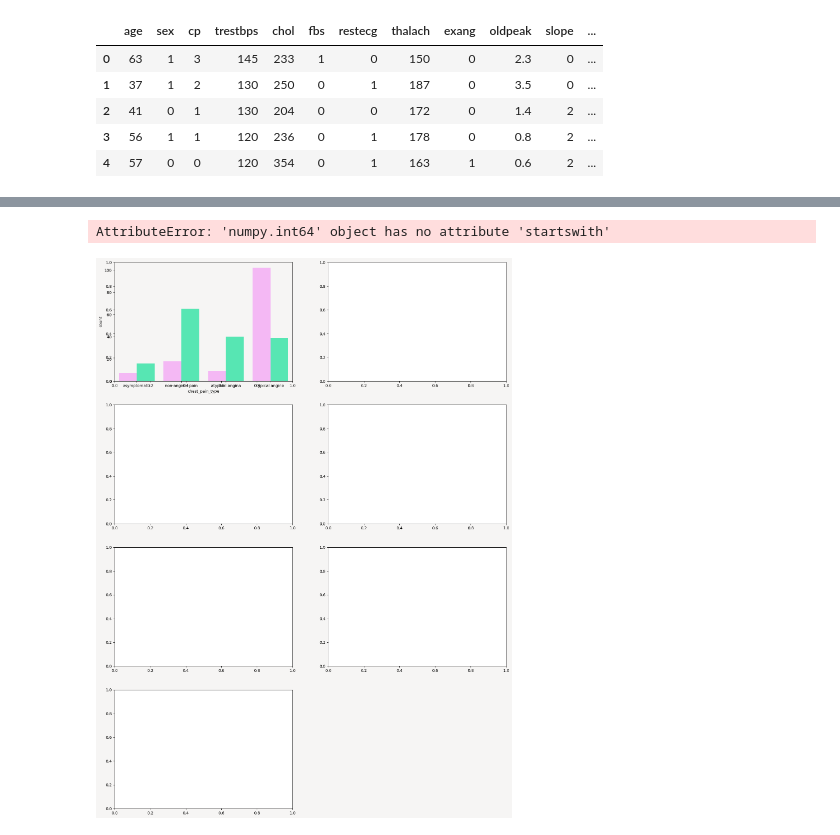
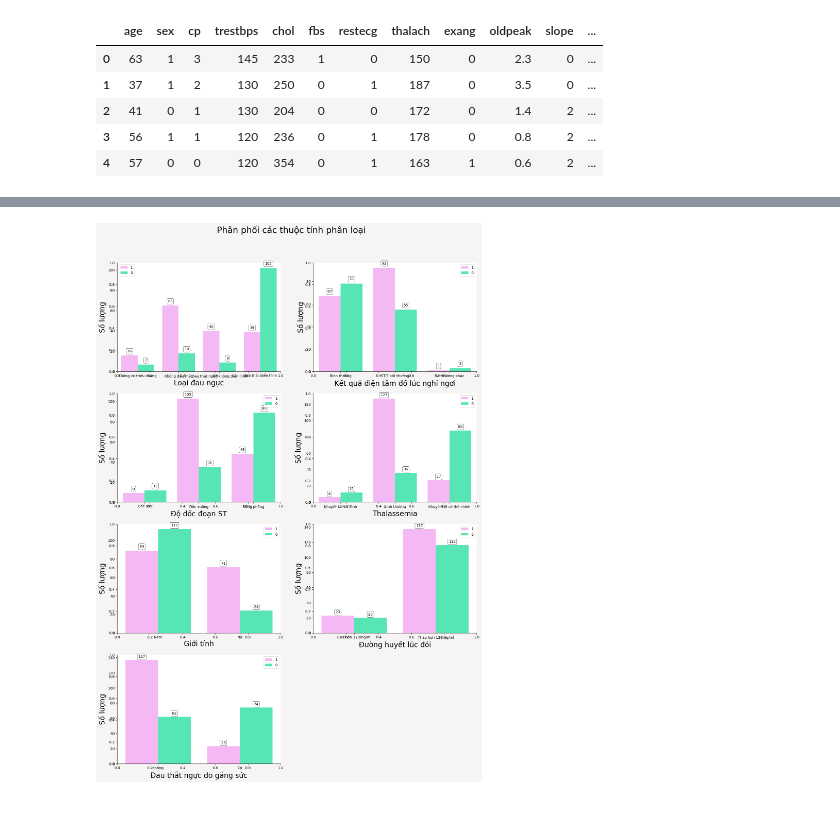
Before and after one commit to DoTienOanh/AI, a Jupyter notebook: AI.ipynb, the cells around one changed output, grey strips where cells are left out. Drawn from its saved outputs; the diff is of its cells as text; code cells hidden in the pictures.

```diff
--- a/AI.ipynb
+++ b/AI.ipynb
@@ -171,3 +175,9 @@ data[num_feats].describe().T
+# %%
+import seaborn as sns
+import matplotlib.pyplot as plt
+
+# Giả sử data là DataFrame của bạn
+data['target'] = data['target'].astype(str)
 # %%
 L = len(num_feats)
 ncol= 2
@@ -183,11 +193,11 @@ for col in num_feats:
 
     ax = sns.kdeplot(data=data, x=col, hue="target", multiple="stack", palette=mypal[1::4])
     ax.set_xlabel(col, fontsize=20)
-    ax.set_ylabel("density", fontsize=20)
+    ax.set_ylabel("Mật độ", fontsize=20)
     sns.despine(right=True)
     sns.despine(offset=0, trim=False)
 
-    if col == 'num_major_vessels':
+    if col == 'Số mạch máu chính bị hẹp':
         sns.countplot(data=data, x=col, hue="target", palette=mypal[1::4])
         for p in ax.patches:
                 height = p.get_height()
@@ -195,5 +205,5 @@ for col in num_feats:
                       bbox=dict(facecolor='none', edgecolor='black', boxstyle='round', linewidth=0.5))
 
     i = i +1
-plt.suptitle('Distribution of Numerical Features' ,fontsize = 24);
+plt.suptitle('Phân phối các thuộc tính số' ,fontsize = 24);
 # %% [output]
@@ -210,12 +219,12 @@ plt.suptitle('Pairplot: Numerical Features ' ,fontsize = 24);
 # %%
-fig, ax = plt.subplots(1,4, figsize=(20, 4))
-sns.regplot(data=data[data['target'] ==1], x='age', y='cholesterol', ax = ax[0], color=mypal[0], label='1')
-sns.regplot(data=data[data['target'] ==0], x='age', y='cholesterol', ax = ax[0], color=mypal[5], label='0')
-sns.regplot(data=data[data['target'] ==1], x='age', y='max_heart_rate_achieved', ax = ax[1], color=mypal[0], label='1')
-sns.regplot(data=data[data['target'] ==0], x='age', y='max_heart_rate_achieved', ax = ax[1], color=mypal[5], label='0')
-sns.regplot(data=data[data['target'] ==1], x='age', y='resting_blood_pressure', ax = ax[2], color=mypal[0], label='1')
-sns.regplot(data=data[data['target'] ==0], x='age', y='resting_blood_pressure', ax = ax[2], color=mypal[5], label='0')
-sns.regplot(data=data[data['target'] ==1], x='age', y='st_depression', ax = ax[3], color=mypal[0], label='1')
-sns.regplot(data=data[data['target'] ==0], x='age', y='st_depression', ax = ax[3], color=mypal[5], label='0')
-plt.suptitle('Reg plots of selected features')
-plt.legend();
+# fig, ax = plt.subplots(1,4, figsize=(22, 4))
+# sns.regplot(data=data[data['target'] ==1], x='Tuổi', y='Cholesterol trong máu', ax = ax[0], color=mypal[0], label='1')
+# sns.regplot(data=data[data['target'] ==0], x='Tuổi', y='Cholesterol trong máu', ax = ax[0], color=mypal[5], label='0')
+# sns.regplot(data=data[data['target'] ==1], x='Tuổi', y='Nhịp tim tối đa khi gắng sức', ax = ax[1], color=mypal[0], label='1')
+# sns.regplot(data=data[data['target'] ==0], x='Tuổi', y='Nhịp tim tối đa khi gắng sức', ax = ax[1], color=mypal[5], label='0')
+# sns.regplot(data=data[data['target'] ==1], x='Tuổi', y='Kết quả điện tâm đồ lúc nghỉ ngơi', ax = ax[2], color=mypal[0], label='1')
+# sns.regplot(data=data[data['target'] ==0], x='Tuổi', y='Kết quả điện tâm đồ lúc nghỉ ngơi', ax = ax[2], color=mypal[5], label='0')
+# sns.regplot(data=data[data['target'] ==1], x='Tuổi', y='Sự chênh lệch ST', ax = ax[3], color=mypal[0], label='1')
+# sns.regplot(data=data[data['target'] ==0], x='Tuổi', y='Sự chênh lệch ST', ax = ax[3], color=mypal[5], label='0')
+# plt.suptitle('Biểu đồ của các thuộc tính được chọn')
+# plt.legend();
@@ -224,38 +231,37 @@ plt.legend();
 # %%
 def count_plot(data, cat_feats):
     L = len(cat_feats)
     ncol= 2
     nrow= int(np.ceil(L/ncol))
     remove_last= (nrow * ncol) - L
 
     fig, ax = plt.subplots(nrow, ncol,figsize=(18, 24), facecolor='#F6F5F4')
     fig.subplots_adjust(top=0.92)
     ax.flat[-remove_last].set_visible(False)
 
     i = 1
     for col in cat_feats:
-        plt.subplot(nrow, ncol, i, facecolor='#F6F5F4')
+        plt.subplot(nrow, ncol, i, facecolor='white')
         ax = sns.countplot(data=data, x=col, hue="target", palette=mypal[1::4])
         ax.set_xlabel(col, fontsize=20)
-        ax.set_ylabel("count", fontsize=20)
+        ax.set_ylabel("Số lượng", fontsize=20)
         sns.despine(right=True)
         sns.despine(offset=0, trim=False)
-        plt.legend(facecolor='#F6F5F4')
+        plt.legend(facecolor='white')
 
         for p in ax.patches:
             height = p.get_height()
             ax.text(p.get_x()+p.get_width()/2.,height + 3,'{:1.0f}'.format((height)),ha="center",
                   bbox=dict(facecolor='none', edgecolor='black', boxstyle='round', linewidth=0.5))
 
         i = i +1
 
-    plt.suptitle('Distribution of Categorical Features' ,fontsize = 24)
+    plt.suptitle('Phân phối các thuộc tính phân loại' ,fontsize = 24)
     return 0
 
 count_plot(data, cat_feats[0:-1]);
 # %% [output]
-AttributeError: 'numpy.int64' object has no attribute 'startswith'
-[figure, old version]
+[figure, new version]
 # %%
 df_ = data[num_feats]
 corr = df_.corr(method='pearson')
```
Also changed, not shown: parts of 15 cells of this notebook.
